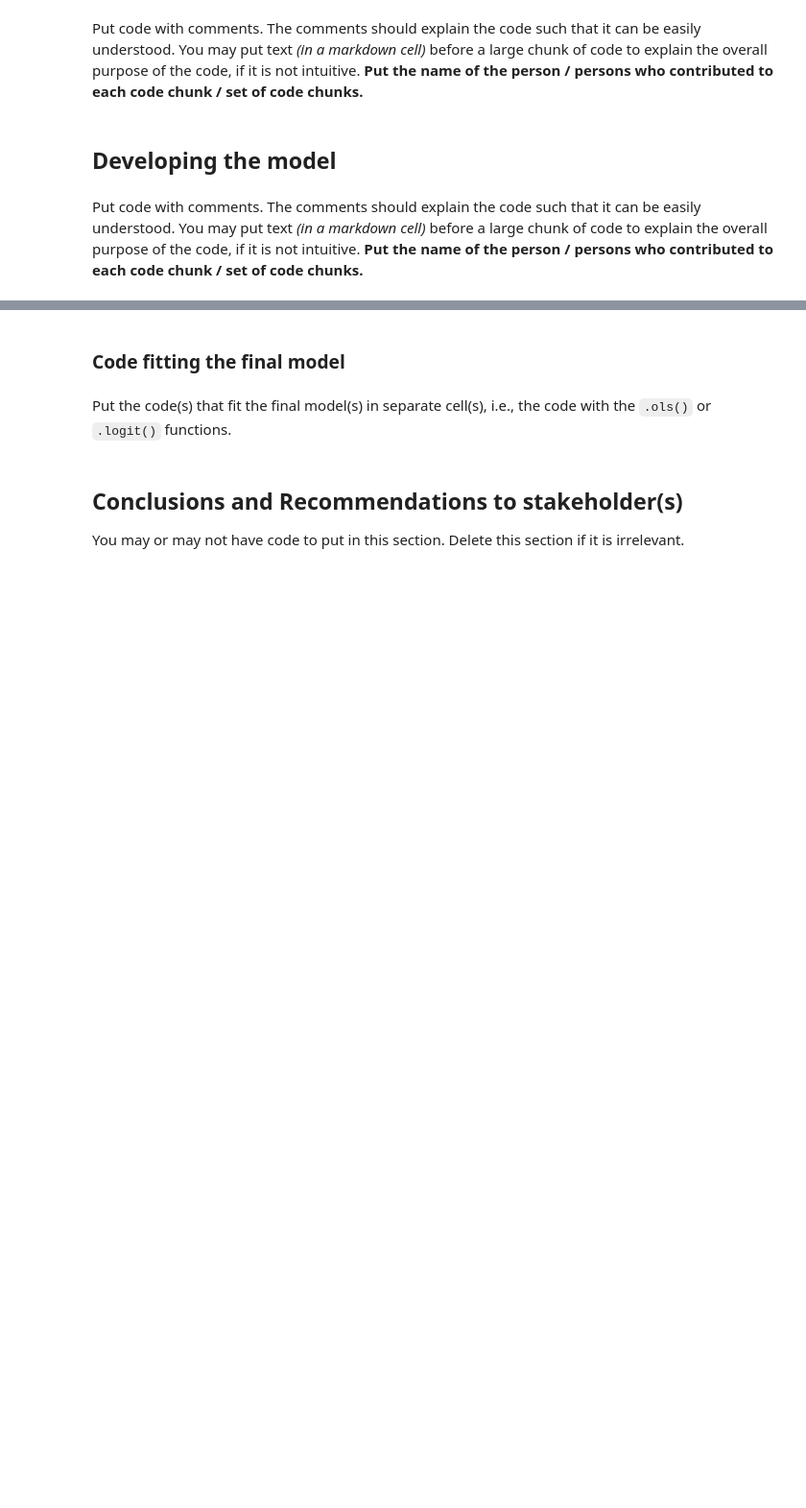
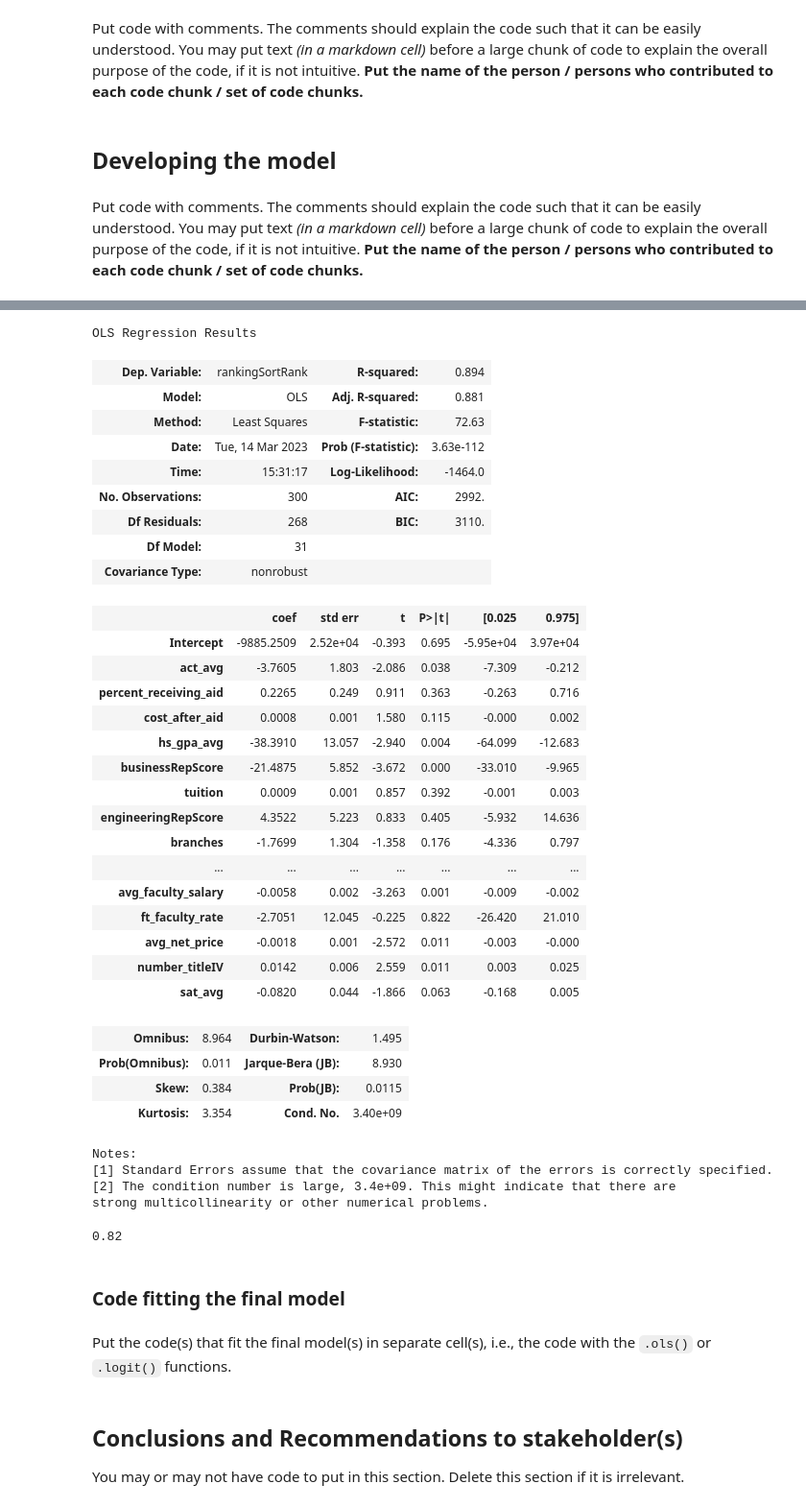
Before and after one commit to shrayvaidya/datasci303-2, a Jupyter notebook: ProjectCode_SIMP.ipynb, the cells around one changed output, grey strips where cells are left out. Shown at 96% size. Drawn from its saved outputs; the diff is of its cells as text; code cells hidden in the pictures; blank space fills up the shorter version.

Commit message:
Project report edit 2
Added info about plain model

```diff
--- a/ProjectCode_SIMP.ipynb
+++ b/ProjectCode_SIMP.ipynb
@@ -262,0 +268,61 @@ Put code with comments. The comments should explain the code such that it can be
+# %%
+# Plain Model
+df = pd.read_csv('newdata.csv')
+df = df.fillna(df.mean())
+
+# Ranking of -1 indicates the school is ranked in the range of #231 - #300
+# So I replaced them all with ranking of 300
+df['rankingSortRank'] = df['rankingSortRank'].replace(-1, 300)
+# %%
+# Create categories for universities based on the original rankings
+bins = [0, 75, 150, 225, float('inf')]
+labels = ['high', 'med_high', 'med_low', 'low']
+df['categories'] = pd.cut(df['rankingSortRank'], bins=bins, labels=labels)
+# %%
+X = df[['act_avg', 'percent_receiving_aid', 'cost_after_aid',
+        'hs_gpa_avg', 'businessRepScore', 'tuition',
+       'engineeringRepScore','branches', 'region', 'admission_rate',
+       'ug_enrollment', 'percent_white', 'percent_black', 'percent_hispanic',
+       'percent_asian', 'percent_aian', 'percent_nhpi', 'percent_twoormore',
+       'percent_nra', 'percent_unknown', 'percent_parttime', 'avg_cost',
+       'instante_tuition', 'outstate_tuition', 'tuition_revenue_per',
+       'instructional_expenditure_per', 'avg_faculty_salary',
+       'ft_faculty_rate', 'avg_net_price', 'number_titleIV', 'sat_avg']]
+# %%
+plain_model = sm.ols(formula = 'rankingSortRank~' + '+'.join(X.columns),data = df).fit()
+plain_model.summary()
+# %% [output]
+OLS Regression Results
+| Dep. Variable: | rankingSortRank | R-squared: | 0.894 |
+| Model: | OLS | Adj. R-squared: | 0.881 |
+| Method: | Least Squares | F-statistic: | 72.63 |
+| Date: | Tue, 14 Mar 2023 | Prob (F-statistic): | 3.63e-112 |
+| Time: | 15:31:17 | Log-Likelihood: | -1464.0 |
+| No. Observations: | 300 | AIC: | 2992. |
+| Df Residuals: | 268 | BIC: | 3110. |
+| Df Model: | 31 |  |  |
+| Covariance Type: | nonrobust |  |  |
+|  | coef | std err | t | P>|t| | [0.025 | 0.975] |
+| Intercept | -9885.2509 | 2.52e+04 | -0.393 | 0.695 | -5.95e+04 | 3.97e+04 |
+| act_avg | -3.7605 | 1.803 | -2.086 | 0.038 | -7.309 | -0.212 |
+| percent_receiving_aid | 0.2265 | 0.249 | 0.911 | 0.363 | -0.263 | 0.716 |
+| cost_after_aid | 0.0008 | 0.001 | 1.580 | 0.115 | -0.000 | 0.002 |
+| hs_gpa_avg | -38.3910 | 13.057 | -2.940 | 0.004 | -64.099 | -12.683 |
+| businessRepScore | -21.4875 | 5.852 | -3.672 | 0.000 | -33.010 | -9.965 |
+| tuition | 0.0009 | 0.001 | 0.857 | 0.392 | -0.001 | 0.003 |
+| engineeringRepScore | 4.3522 | 5.223 | 0.833 | 0.405 | -5.932 | 14.636 |
+| branches | -1.7699 | 1.304 | -1.358 | 0.176 | -4.336 | 0.797 |
+| ... | ... | ... | ... | ... | ... | ... |
+| avg_faculty_salary | -0.0058 | 0.002 | -3.263 | 0.001 | -0.009 | -0.002 |
+| ft_faculty_rate | -2.7051 | 12.045 | -0.225 | 0.822 | -26.420 | 21.010 |
+| avg_net_price | -0.0018 | 0.001 | -2.572 | 0.011 | -0.003 | -0.000 |
+| number_titleIV | 0.0142 | 0.006 | 2.559 | 0.011 | 0.003 | 0.025 |
+| sat_avg | -0.0820 | 0.044 | -1.866 | 0.063 | -0.168 | 0.005 |
+| Omnibus: | 8.964 | Durbin-Watson: | 1.495 |
+| Prob(Omnibus): | 0.011 | Jarque-Bera (JB): | 8.930 |
+| Skew: | 0.384 | Prob(JB): | 0.0115 |
+| Kurtosis: | 3.354 | Cond. No. | 3.40e+09 |
+Notes:
+[1] Standard Errors assume that the covariance matrix of the errors is correctly specified.
+[2] The condition number is large, 3.4e+09. This might indicate that there are
+strong multicollinearity or other numerical problems.
@@ -263,3 +337,9 @@ Put code with comments. The comments should explain the code such that it can be
+# %%
+# Compute the accuracy using the number of matching rankings
+num_matches = df['categories'].eq(df['pred_category']).value_counts(normalize=True)[True] * len(df)
+num_matches/len(df)
+# %% [output]
+0.82
 # %% [markdown]
 ### Code fitting the final model
 # %% [markdown]
```
Also changed, not shown: parts of 34 cells of this notebook, 1 other file.
